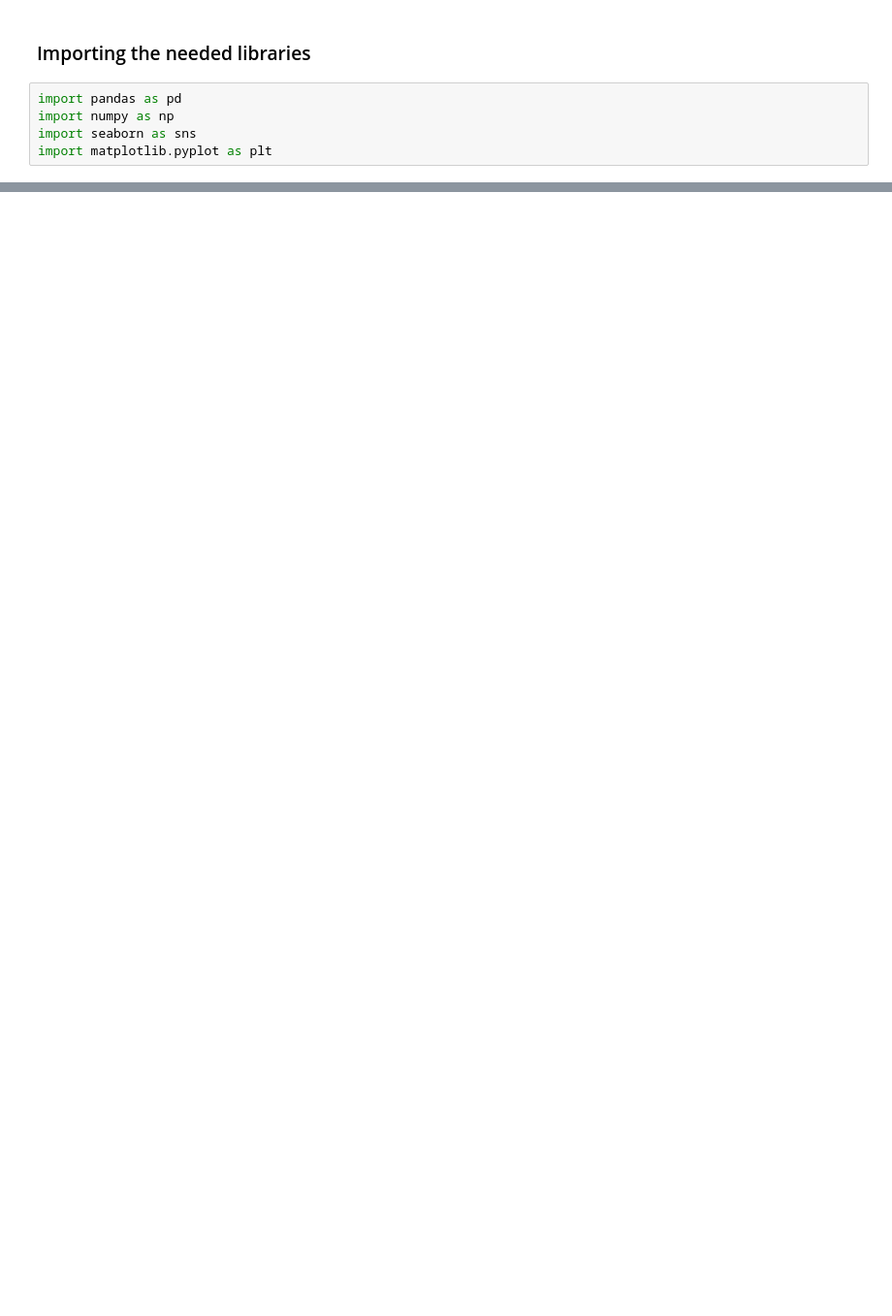
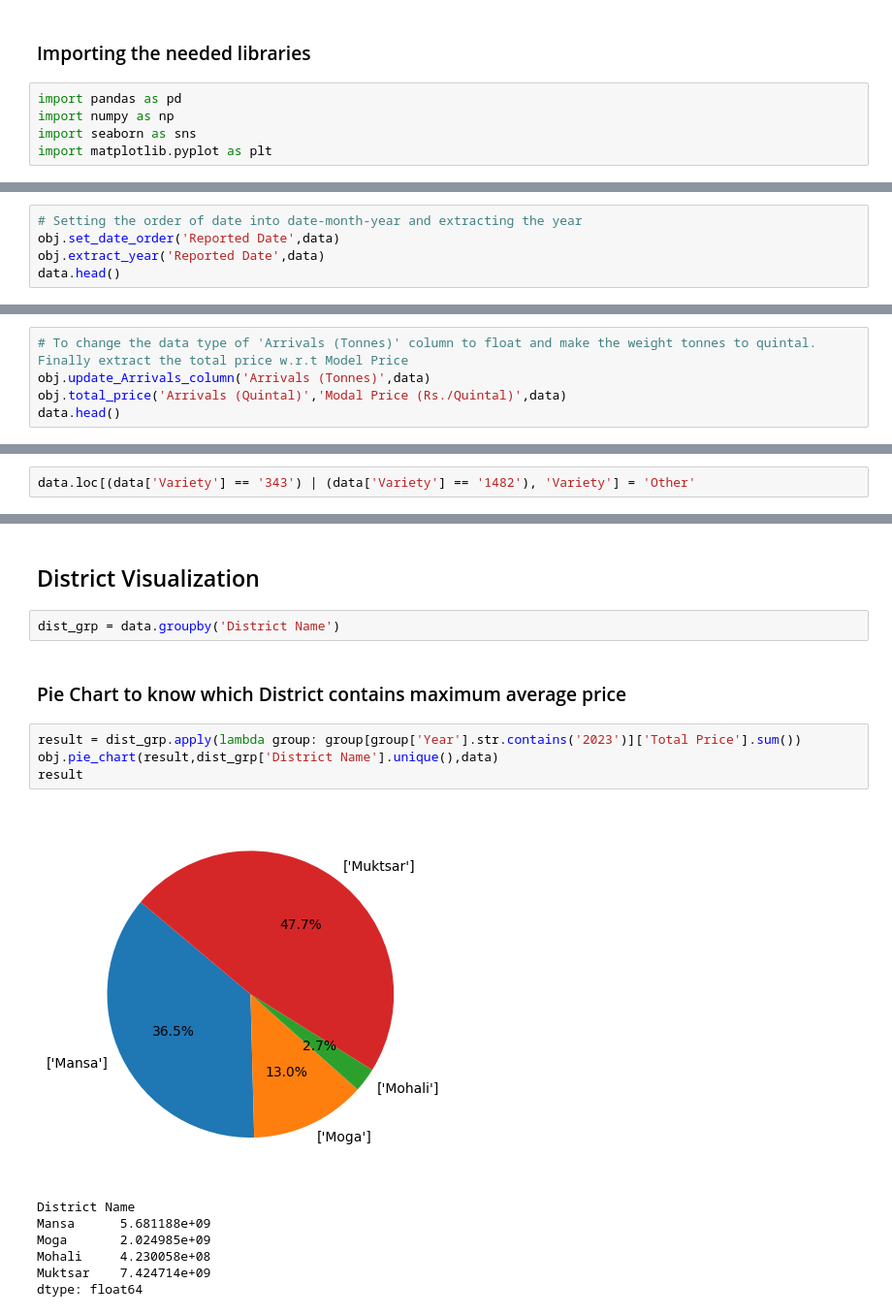
Before and after one commit to sudev2001/Visualization-Project-Agriculture-Related-, a Jupyter notebook: Visualization with Preprocessing.ipynb, the cells around one changed output, grey strips where cells are left out. Shown at 97% size. Drawn from its saved outputs; the diff is of its cells as text; blank space fills up the shorter version.

Commit message:
This is the second commit after doing second stage of data preprocessing. EDA started

```diff
--- a/Visualization with Preprocessing.ipynb
+++ b/Visualization with Preprocessing.ipynb
@@ -153,0 +115,5 @@ Name: Modal Price (Rs./Quintal), dtype: int64
+# %%
+# Setting the order of date into date-month-year and extracting the year
+obj.set_date_order('Reported Date',data)
+obj.extract_year('Reported Date',data)
+data.head()
@@ -153,0 +127,5 @@ Name: Modal Price (Rs./Quintal), dtype: int64
+# %%
+# To change the data type of 'Arrivals (Tonnes)' column to float and make the weight tonnes to quintal. Finally extract the total price w.r.t Model Price
+obj.update_Arrivals_column('Arrivals (Tonnes)',data)
+obj.total_price('Arrivals (Quintal)','Modal Price (Rs./Quintal)',data)
+data.head()
@@ -153,0 +149,2 @@ Name: Modal Price (Rs./Quintal), dtype: int64
+# %%
+data.loc[(data['Variety'] == '343') | (data['Variety'] == '1482'), 'Variety'] = 'Other'
@@ -153,0 +185,18 @@ Name: Modal Price (Rs./Quintal), dtype: int64
+# %% [markdown]
+## District Visualization
+# %%
+dist_grp = data.groupby('District Name')
+# %% [markdown]
+### Pie Chart to know which District contains maximum average price
+# %%
+result = dist_grp.apply(lambda group: group[group['Year'].str.contains('2023')]['Total Price'].sum())
+obj.pie_chart(result,dist_grp['District Name'].unique(),data)
+result
+# %% [output]
+[figure, added]
+District Name
+Mansa      5.681188e+09
+Moga       2.024985e+09
+Mohali     4.230058e+08
+Muktsar    7.424714e+09
+dtype: float64
```
Also changed, not shown: parts of 24 cells of this notebook.
